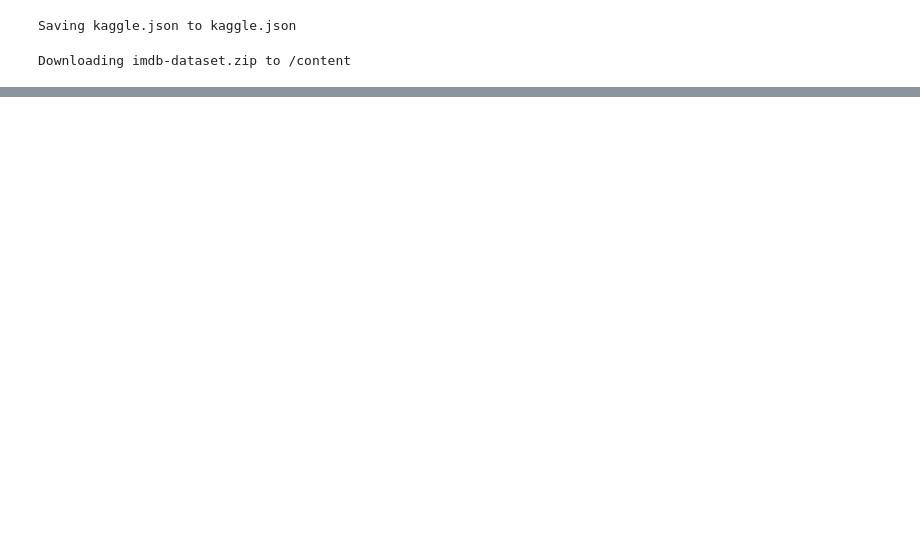
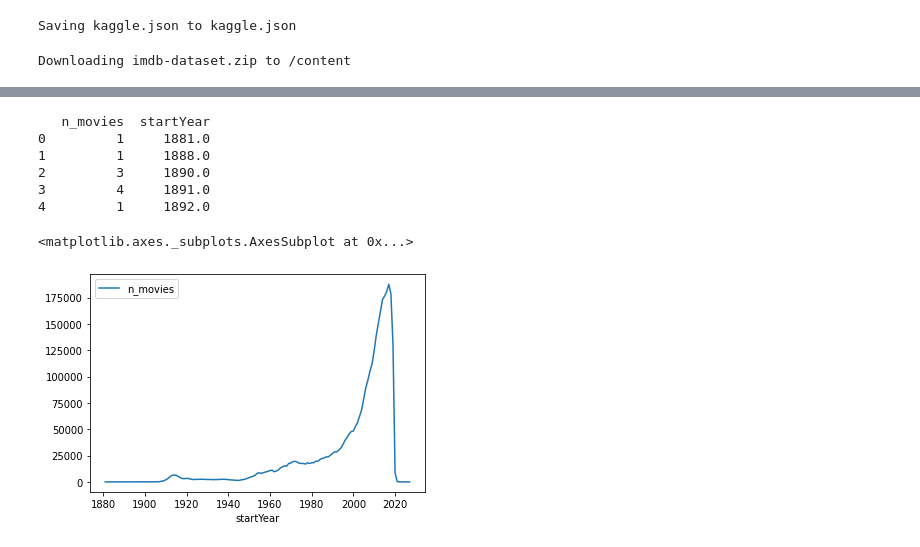
Before and after one commit to sergiopicascia/market-basket-analysis, a Jupyter notebook: Market_basket_analysis.ipynb, the cells around one changed output, grey strips where cells are left out. Saved outputs shown, nothing was run; the diff lists cells and outputs as text; code cells hidden in the pictures; blank space fills up the shorter version.

```diff
--- a/Market_basket_analysis.ipynb
+++ b/Market_basket_analysis.ipynb
@@ -33,0 +137,6 @@ replace imdb/name.basics.tsv/name.basics.tsv? [y]es, [n]o, [A]ll, [N]one, [r]ena
+# %%
+# Count number of unique movies and actors
+n_movies = principals.dropDuplicates(['movie']).count()
+n_actors = principals.dropDuplicates(['actor']).count()
+
+print("The dataframe contains {} movies (baskets) and {} actors (items).".format(n_movies, n_actors))
@@ -33,0 +147,7 @@ replace imdb/name.basics.tsv/name.basics.tsv? [y]es, [n]o, [A]ll, [N]one, [r]ena
+# %%
+from pyspark.sql.functions import collect_set
+
+# Grouping by movie and extrapolating baskets (movies) of items (actors)
+baskets = principals.groupBy('movie').agg(collect_set('actor').alias('actors'))
+baskets.createOrReplaceTempView('baskets')
+baskets.show(10, truncate=False)
@@ -33,0 +170,13 @@ replace imdb/name.basics.tsv/name.basics.tsv? [y]es, [n]o, [A]ll, [N]one, [r]ena
+# %%
+# Import data about movies and actors
+titles = (spark.read.options(header=True, delimiter='\t', inferSchema = True)
+          .format('csv').load(r'/content/imdb/title.basics.tsv/title.basics.tsv'))
+
+names = (spark.read.options(header=True, delimiter='\t', inferSchema = True)
+          .format('csv').load(r'/content/imdb/name.basics.tsv/name.basics.tsv'))
+
+# Creating lazy evaluation views of movies and actors
+titles.createOrReplaceTempView("titles")
+names.createOrReplaceTempView("names")
+
+titles.show(10)
@@ -33,0 +217,22 @@ replace imdb/name.basics.tsv/name.basics.tsv? [y]es, [n]o, [A]ll, [N]one, [r]ena
+# %%
+# Number of movies for year
+query = r"""SELECT COUNT(tconst) AS n_movies, startYear
+          FROM baskets INNER JOIN titles ON movie = tconst
+          GROUP BY startYear"""
+movies_by_year = spark.sql(query)
+movies_by_year_pd = movies_by_year.orderBy(movies_by_year['startYear'].asc()).toPandas()
+movies_by_year_pd['startYear'] = pd.to_numeric(movies_by_year_pd['startYear'], errors='coerce').dropna()
+print(movies_by_year_pd.head())
+
+# Drop last rows (year = 2115, NAs)
+movies_by_year_pd.drop(movies_by_year_pd.tail(2).index, inplace=True)
+movies_by_year_pd.plot(x='startYear', y='n_movies')
+# %% [output]
+   n_movies  startYear
+0         1     1881.0
+1         1     1888.0
+2         3     1890.0
+3         4     1891.0
+4         1     1892.0
+<matplotlib.axes._subplots.AxesSubplot at 0x...>
+[figure, added]
```
Also changed, not shown: parts of 36 cells of this notebook.
